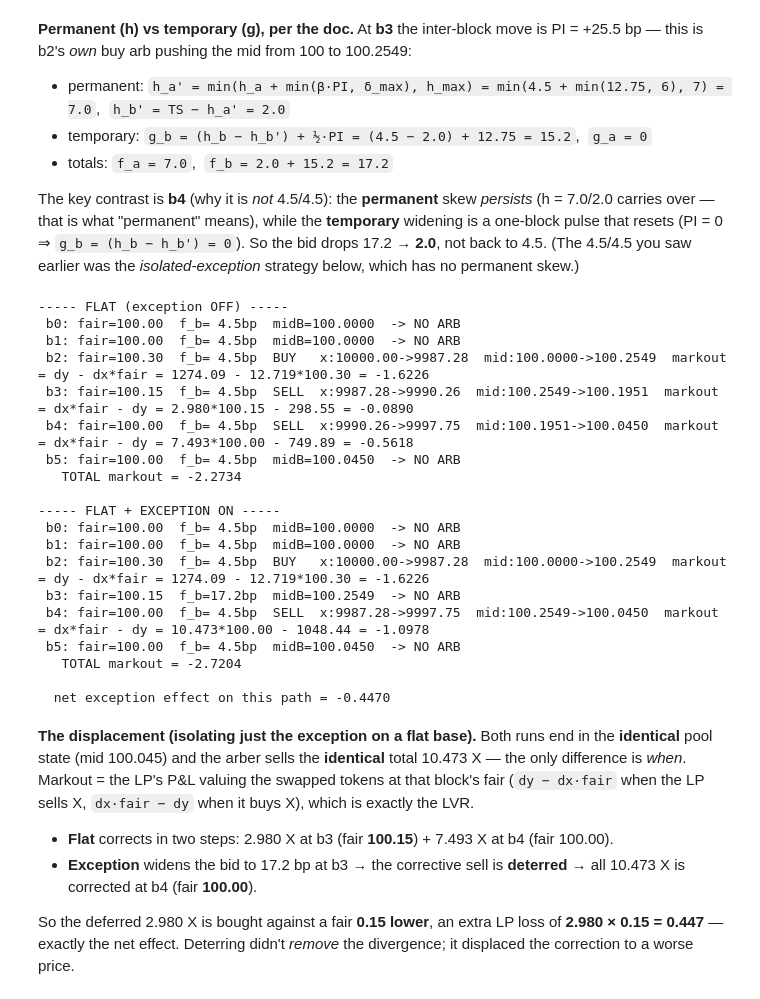
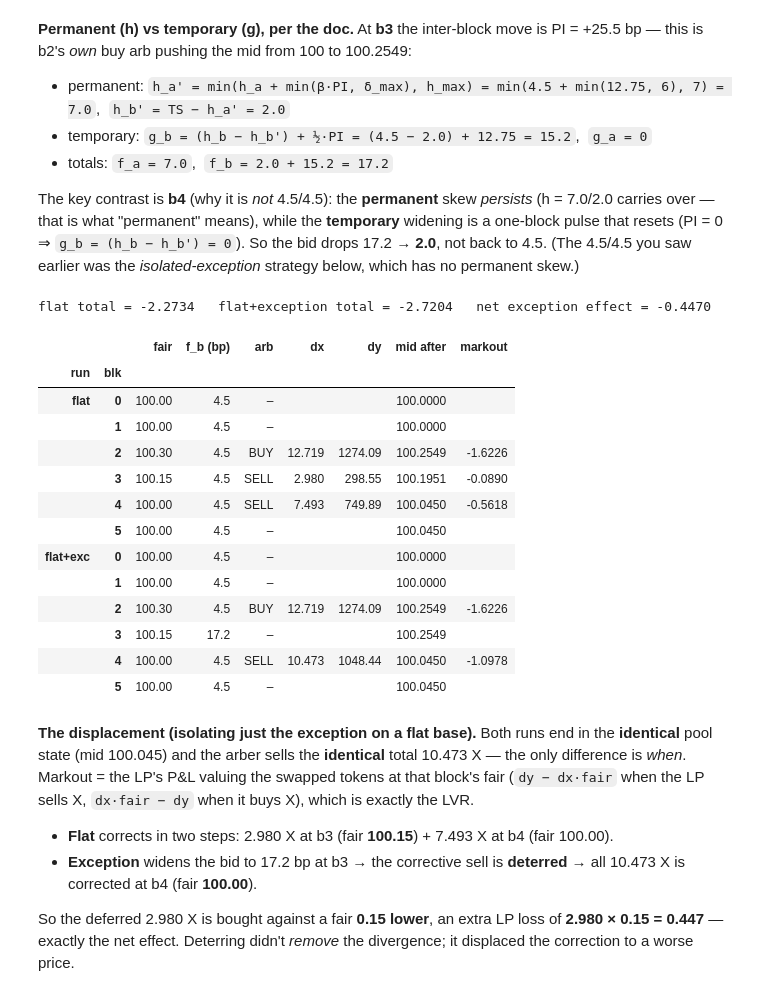
Before and after one commit to wanxinwanxin/amm-gym, a Jupyter notebook: presentation/arb_only_lvr_lab.ipynb, the cells around one changed output. Drawn from its saved outputs; the diff is of its cells as text; code cells hidden in the pictures.

```diff
--- a/presentation/arb_only_lvr_lab.ipynb
+++ b/presentation/arb_only_lvr_lab.ipynb
@@ -148,28 +148,24 @@ The key contrast is **b4** (why it is *not* 4.5/4.5): the **permanent** skew *pe
 carries over — that is what "permanent" means), while the **temporary** widening is a one-block pulse
 that resets (PI = 0 ⇒ `g_b = (h_b − h_b') = 0`). So the bid drops 17.2 → **2.0**, not back to 4.5. (The
 4.5/4.5 you saw earlier was the *isolated-exception* strategy below, which has no permanent skew.)
-# %%
-flat_total, exc_total = L.show_displacement_example()
-# %% [output]
------ FLAT (exception OFF) -----
- b0: fair=100.00  f_b= 4.5bp  midB=100.0000  -> NO ARB
- b1: fair=100.00  f_b= 4.5bp  midB=100.0000  -> NO ARB
- b2: fair=100.30  f_b= 4.5bp  BUY   x:10000.00->9987.28  mid:100.0000->100.2549  markout = dy - dx*fair = 1274.09 - 12.719*100.30 = -1.6226
- b3: fair=100.15  f_b= 4.5bp  SELL  x:9987.28->9990.26  mid:100.2549->100.1951  markout = dx*fair - dy = 2.980*100.15 - 298.55 = -0.0890
- b4: fair=100.00  f_b= 4.5bp  SELL  x:9990.26->9997.75  mid:100.1951->100.0450  markout = dx*fair - dy = 7.493*100.00 - 749.89 = -0.5618
- b5: fair=100.00  f_b= 4.5bp  midB=100.0450  -> NO ARB
-   TOTAL markout = -2.2734
-
------ FLAT + EXCEPTION ON -----
- b0: fair=100.00  f_b= 4.5bp  midB=100.0000  -> NO ARB
- b1: fair=100.00  f_b= 4.5bp  midB=100.0000  -> NO ARB
- b2: fair=100.30  f_b= 4.5bp  BUY   x:10000.00->9987.28  mid:100.0000->100.2549  markout = dy - dx*fair = 1274.09 - 12.719*100.30 = -1.6226
- b3: fair=100.15  f_b=17.2bp  midB=100.2549  -> NO ARB
- b4: fair=100.00  f_b= 4.5bp  SELL  x:9987.28->9997.75  mid:100.2549->100.0450  markout = dx*fair - dy = 10.473*100.00 - 1048.44 = -1.0978
- b5: fair=100.00  f_b= 4.5bp  midB=100.0450  -> NO ARB
-   TOTAL markout = -2.7204
-
-  net exception effect on this path = -0.4470
+# %%
+L.show_displacement_example()
+# %% [output]
+flat total = -2.2734   flat+exception total = -2.7204   net exception effect = -0.4470
+|  |  | fair | f_b (bp) | arb | dx | dy | mid after | markout |
+| run | blk |  |  |  |  |  |  |  |
+| flat | 0 | 100.00 | 4.5 | – |  |  | 100.0000 |  |
+|  | 1 | 100.00 | 4.5 | – |  |  | 100.0000 |  |
+|  | 2 | 100.30 | 4.5 | BUY | 12.719 | 1274.09 | 100.2549 | -1.6226 |
+|  | 3 | 100.15 | 4.5 | SELL | 2.980 | 298.55 | 100.1951 | -0.0890 |
+|  | 4 | 100.00 | 4.5 | SELL | 7.493 | 749.89 | 100.0450 | -0.5618 |
+|  | 5 | 100.00 | 4.5 | – |  |  | 100.0450 |  |
+| flat+exc | 0 | 100.00 | 4.5 | – |  |  | 100.0000 |  |
+|  | 1 | 100.00 | 4.5 | – |  |  | 100.0000 |  |
+|  | 2 | 100.30 | 4.5 | BUY | 12.719 | 1274.09 | 100.2549 | -1.6226 |
+|  | 3 | 100.15 | 17.2 | – |  |  | 100.2549 |  |
+|  | 4 | 100.00 | 4.5 | SELL | 10.473 | 1048.44 | 100.0450 | -1.0978 |
+|  | 5 | 100.00 | 4.5 | – |  |  | 100.0450 |  |
 # %% [markdown]
 **The displacement (isolating just the exception on a flat base).** Both runs end in the **identical**
 pool state (mid 100.045) and the arber sells the **identical** total 10.473 X — the only difference is
```
Also changed, not shown: parts of 2 cells of this notebook, 1 other file.
